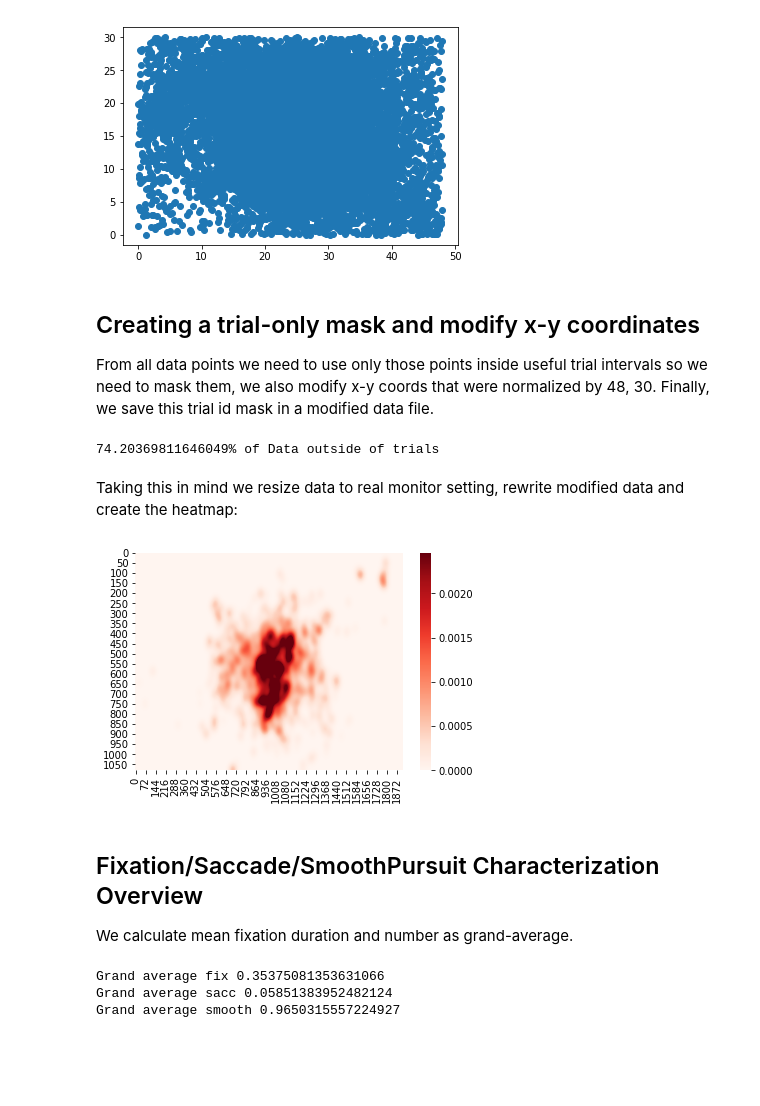
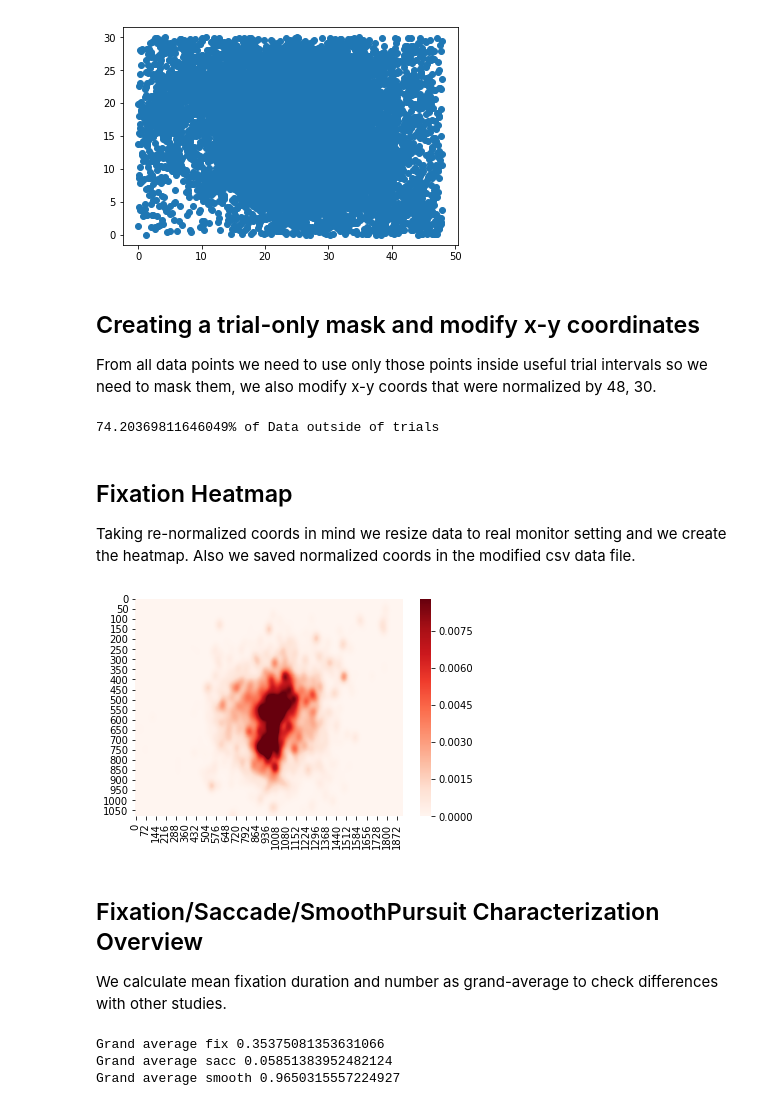
Before and after one commit to harrisonford/accelerometer-data, a Jupyter notebook: Report.ipynb, the cells around one changed output. Saved outputs shown, nothing was run; the diff lists cells and outputs as text; code cells hidden in the pictures; blank space fills up the shorter version.

```diff
--- a/Report.ipynb
+++ b/Report.ipynb
@@ -34,8 +31,7 @@ plt.show()
 # %% [markdown]
 ## Creating a trial-only mask and modify x-y coordinates
 From all data points we need to use only those points inside useful trial intervals so we need to mask them, we also
-modify x-y coords that were normalized by 48, 30. Finally, we save this trial id mask in a modified
-data file.
+modify x-y coords that were normalized by 48, 30.
 # %%
 import pandas as pd
 import numpy as np
@@ -88,50 +86,51 @@ data.to_csv('./source_data/data_modified.csv')
 # %% [output]
 74.20369811646049% of Data outside of trials
 # %% [markdown]
-Taking this in mind we resize data to real monitor setting, rewrite modified data
-and create the heatmap:
+## Fixation Heatmap
+Taking re-normalized coords in mind we resize data to real monitor setting and we create the heatmap. Also we saved
+normalized coords in the modified csv data file.
 # %%
 import pandas as pd
 import numpy as np
 import matplotlib.pyplot as plt
 import seaborn as sb
 import cv2
 
 
-# we create an aux function to create a mask of values inside event list and trial list
-# event ids: 1,2,3 = sacc, fix, sp
-# trial ids: [1, ... ,5]
-def create_mask(loaded_data, event_list, trial_list):
-    _mask = [(x > 0) and (x < 1920) and (y > 0) and (y < 1080) and (my_event in event_list) and (my_trial in trial_list)
-            for x, y, my_event, my_trial
-            in zip(loaded_data['x_start'], loaded_data['y_start'], loaded_data['type'], loaded_data['trial_id'])]
-    return _mask
-
+# modify here which tags we allow inside mask, eliminate numbers which you don't want in heatmap
+events = [1, 2, 3]  # 1 - 2 - 3 = saccades - fixations - smooth pursuit
+trials = [0, 1, 2, 3, 4, 5] # 0 = passive view
 
 # import data
 data = pd.read_csv('./source_data/data_modified.csv')
+x0_resized = data['x_start']*1920
+y0_resized = data['y_start']*1080
+data_type = data['type']
+trial_id = data['trial_id']
 duration = data['duration']
 
-# make the mask, modify these values to select data to plot
-mask = create_mask(data, [2], [1, 2, 3, 4, 5])
+# creating mask to subset data: tag = 1,2,3 - sacc,fix,sp; t_id = 0 to 5 according to trial id (0 is passive obs)
+mask = [(x > 0) and (x < 1920) and (y > 0) and (y < 1080) and tag in events and t_id in trials for x, y, tag, t_id in
+        zip(x0_resized, y0_resized, data_type, trial_id)]
 
-# translate to a heatmap
+# translate vector to a heatmap matrix
 heatmap = np.zeros((1080, 1920))
-for x, y, t, valid in zip(data['x_start'], data['y_start'], duration, mask):
+for x, y, t, valid in zip(x0_resized, y0_resized, duration, mask):
     if valid:
-        heatmap[int(y), int(x)] = t
+        heatmap[int(y), int(x)] += t
 
 # gaussian filter heatmap
 blurred_heatmap = cv2.GaussianBlur(heatmap, (0, 0), 20)
 
+# show the beauty
 sb.heatmap(blurred_heatmap, cmap='Reds', robust=True)
 plt.show()
 # %% [output]
-[figure, old version]
+[figure, new version]
 # %% [markdown]
 ## Fixation/Saccade/SmoothPursuit Characterization Overview
 
-We calculate mean fixation duration and number as grand-average.
+We calculate mean fixation duration and number as grand-average to check differences with other studies.
 # %%
 import pandas as pd
 import numpy as np
```
Also changed, not shown: parts of 23 cells of this notebook, 1 other file.
